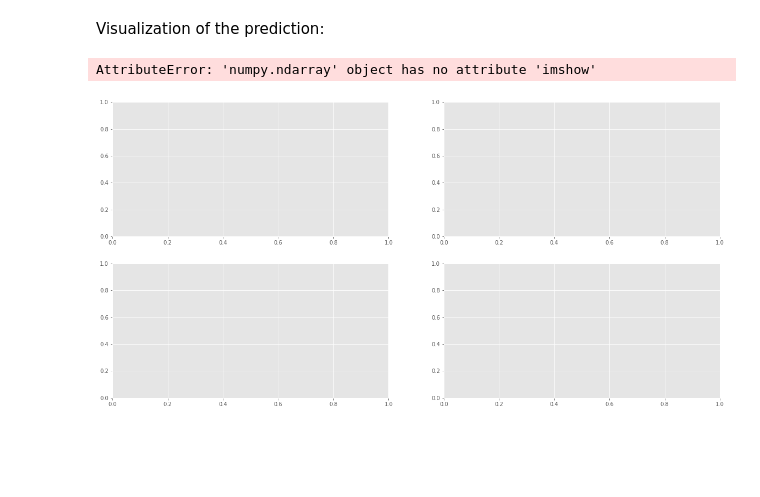
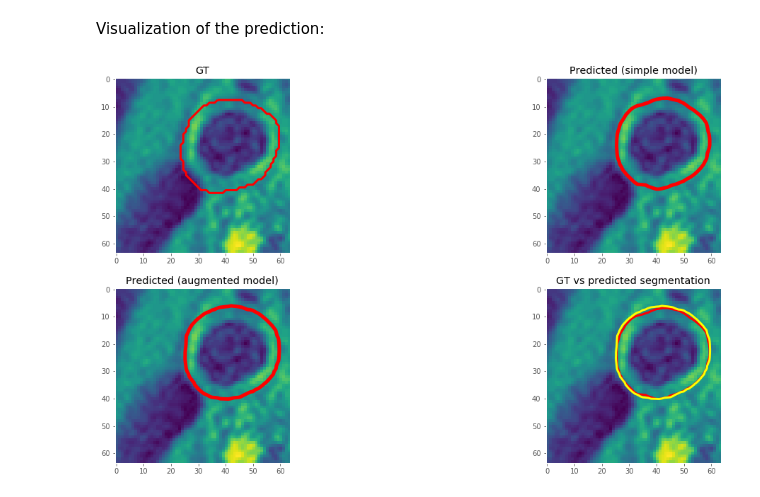
Before and after one commit to lavrovaliz/ur-cara-net, a Jupyter notebook: src/plaq-u-net_training.ipynb, the cells around one changed output. Cells and saved outputs as stored; diff of their text form; code cells hidden in the pictures; blank space fills up the shorter version.

```diff
--- a/src/plaq-u-net_training.ipynb
+++ b/src/plaq-u-net_training.ipynb
@@ -167,13 +167,13 @@ img_names_valid = []
 img_names_test = []
 
 for sub_name_train in sub_names_train:
-    img_names_train.extend(glob.glob('Z:/Lisa/PARISK/PARISK-XNAT/plaque_converted_unempty slices/'+sub_name_train+'*/T1W_*.dcm'))
+    img_names_train.extend(glob.glob('C:/Users/E.Lavrova/Documents/GitHub/plaq-u-net/data/'+sub_name_train+'*/T1W_*.dcm'))
 
 for sub_name_valid in sub_names_valid:
-    img_names_valid.extend(glob.glob('Z:/Lisa/PARISK/PARISK-XNAT/plaque_converted_unempty slices/'+sub_name_valid+'*/T1W_*.dcm'))
+    img_names_valid.extend(glob.glob('C:/Users/E.Lavrova/Documents/GitHub/plaq-u-net/data/'+sub_name_valid+'*/T1W_*.dcm'))
 
 for sub_name_test in sub_names_test:
-    img_names_test.extend(glob.glob('Z:/Lisa/PARISK/PARISK-XNAT/plaque_converted_unempty slices/'+sub_name_test+'*/T1W_*.dcm'))
+    img_names_test.extend(glob.glob('C:/Users/E.Lavrova/Documents/GitHub/plaq-u-net/data/'+sub_name_test+'*/T1W_*.dcm'))
 
 print (len(img_names_train), len(img_names_valid), len(img_names_test))
 # %% [output]
@@ -670,28 +688,30 @@ Visualization of the prediction:
 # %%
 ix = 90
 
 fig, ax = plt.subplots(2, 2, figsize=(20, 10))
 
-ax[0].imshow(X_test[ix, ..., 0], cmap='viridis')
-ax[0].contour(y_test[ix].squeeze(), colors='r', levels=[0.5], linewidths=5)
-ax[0].set_title('True')
-ax[0].grid(False)
+ax[0,0].imshow(X_test[ix, ..., 0], cmap='viridis')
+ax[0,0].contour(y_test[ix].squeeze(), colors='r', levels=[0.5], linewidths=3)
+ax[0,0].set_title('GT')
+ax[0,0].grid(False)
 
-ax[1].imshow(X_test[ix, ..., 0], cmap='viridis')
-ax[1].contour(preds_test_simple[ix].squeeze(), colors='r', levels=[0.5], linewidths=5)
-ax[1].set_title('Predicted (simple model)')
-ax[1].grid(False)
+ax[0,1].imshow(X_test[ix, ..., 0], cmap='viridis')
+ax[0,1].contour(preds_test_simple[ix].squeeze(), colors='r', levels=[0.5], linewidths=5)
+ax[0,1].set_title('Predicted (simple model)')
+ax[0,1].grid(False)
 
-ax[2].imshow(X_test[ix, ..., 0], cmap='viridis')
-ax[2].contour(preds_test_aug[ix].squeeze(), colors='r', levels=[0.5], linewidths=5)
-ax[2].set_title('Predicted (augmented model)')
-ax[2].grid(False)
+ax[1,0].imshow(X_test[ix, ..., 0], cmap='viridis')
+ax[1,0].contour(preds_test_aug[ix].squeeze(), colors='r', levels=[0.5], linewidths=5)
+ax[1,0].set_title('Predicted (augmented model)')
+ax[1,0].grid(False)
 
-ax[3].imshow(y_test[ix].squeeze(), vmin=0, vmax=2)
-ax[3].contour(preds_test_simple[ix].squeeze(), colors='r', levels=[0.5], linewidths=5)
-ax[3].contour(preds_test_aug[ix].squeeze(), colors='orange', levels=[0.5], linewidths=5)
-ax[3].set_title('Predicted segmentation')
-ax[3].grid(False)
+ax[1,1].imshow(X_test[ix, ..., 0].squeeze())
+ax[1,1].contour(preds_test_simple[ix].squeeze(), colors='red', levels=[0.5], linewidths=3)
+ax[1,1].contour(preds_test_aug[ix].squeeze(), colors='yellow', levels=[0.5], linewidths=3)
+ax[1,1].set_title('GT vs predicted segmentation')
+#legend_elements = [Patch(facecolor='red', label='Groundtruth'),
+#                   Patch(facecolor='yellow', label='Autosegmentation')]
+#ax[1,1].legend(handles=legend_elements, loc=4, prop=font)
+ax[1,1].grid(False)
 # %% [output]
-AttributeError: 'numpy.ndarray' object has no attribute 'imshow'
-[figure, old version]
+[figure, new version]
```
Also changed, not shown: parts of 10 cells of this notebook.
